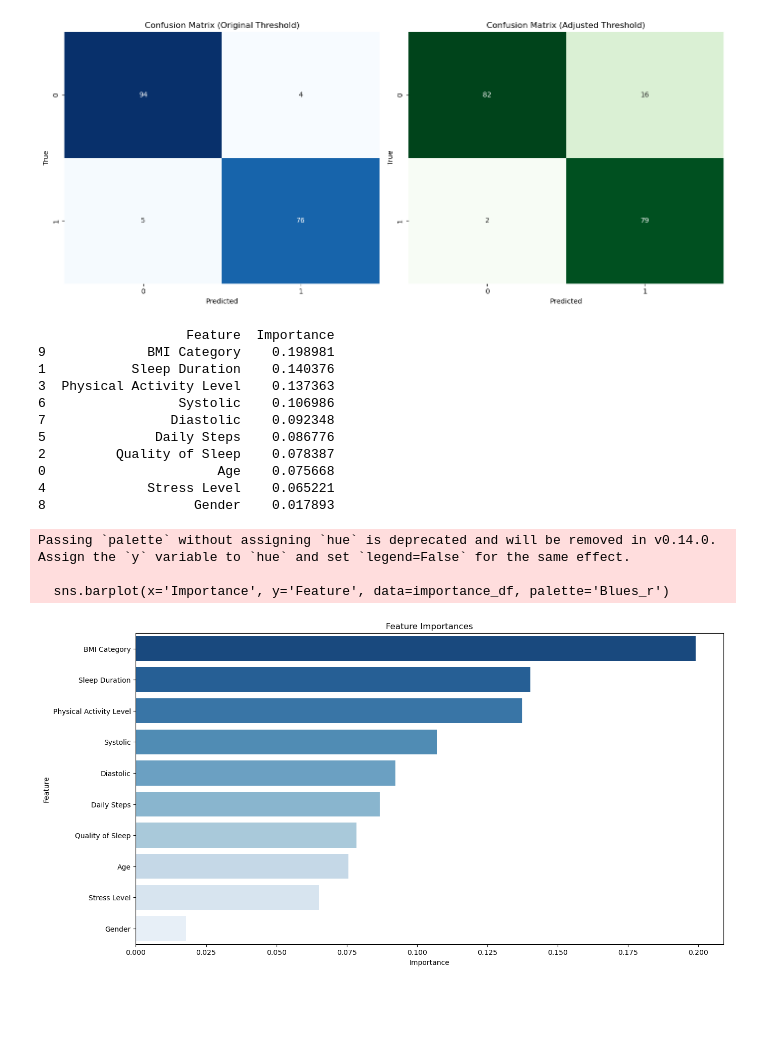
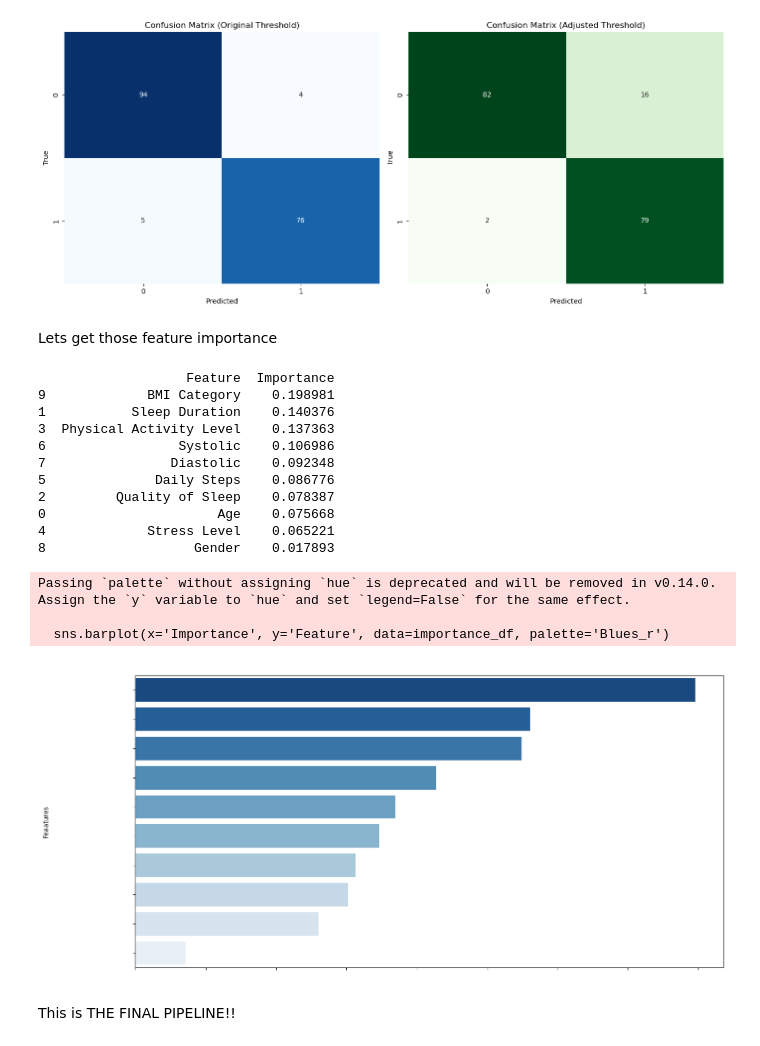
Before and after one commit to DavidS36/Insomnia, a Jupyter notebook: Insomnia Model.ipynb, the cells around one changed output. Cells and saved outputs as stored; diff of their text form; code cells hidden in the pictures; blank space fills up the shorter version.

```diff
--- a/Insomnia Model.ipynb
+++ b/Insomnia Model.ipynb
@@ -1367,6 +1309,8 @@ plt.show()
 # %% [output]
 [figure]
 [figure]
+# %% [markdown]
+Lets get those feature importance
 # %%
 # Extracting the feature importances from the model
 feature_importances = pipeline.named_steps['model'].feature_importances_
@@ -1376,35 +1320,42 @@ importance_df = pd.DataFrame({
     'Feature': numeric_features,
     'Importance': feature_importances
 })
 
 # Sorting the features by importance
 importance_df = importance_df.sort_values(by='Importance', ascending=False)
 
 # Displaying the feature importances
 print(importance_df)
 
 # Plotting the feature importances
-plt.figure(figsize=(15, 8))
+plt.figure(figsize=(16, 8))
 sns.barplot(x='Importance', y='Feature', data=importance_df, palette='Blues_r')
+plt.title('Feature Importance', fontsize=16, color='white')
+plt.xlabel('')
+plt.ylabel('Feaatures')
+plt.yticks(fontsize=14, color='white', rotation=45, ha='right')
+plt.xticks(fontsize=14, color='white')
 plt.title('Feature Importances')
 plt.savefig('feature_importances.png', transparent=True)
 plt.show()
 # %% [output]
                    Feature  Importance
 9             BMI Category    0.198981
 1           Sleep Duration    0.140376
 3  Physical Activity Level    0.137363
 6                 Systolic    0.106986
 7                Diastolic    0.092348
 5              Daily Steps    0.086776
 2         Quality of Sleep    0.078387
 0                      Age    0.075668
 4             Stress Level    0.065221
 8                   Gender    0.017893
 Passing `palette` without assigning `hue` is deprecated and will be removed in v0.14.0. Assign the `y` variable to `hue` and set `legend=False` for the same effect.
 
   sns.barplot(x='Importance', y='Feature', data=importance_df, palette='Blues_r')
-[figure, old version]
+[figure, new version]
+# %% [markdown]
+This is THE FINAL PIPELINE!!
 # %%
 # Additional preprocessing steps
 label_encoder = LabelEncoder()
```
Also changed, not shown: parts of 41 cells of this notebook, 4 other files.
